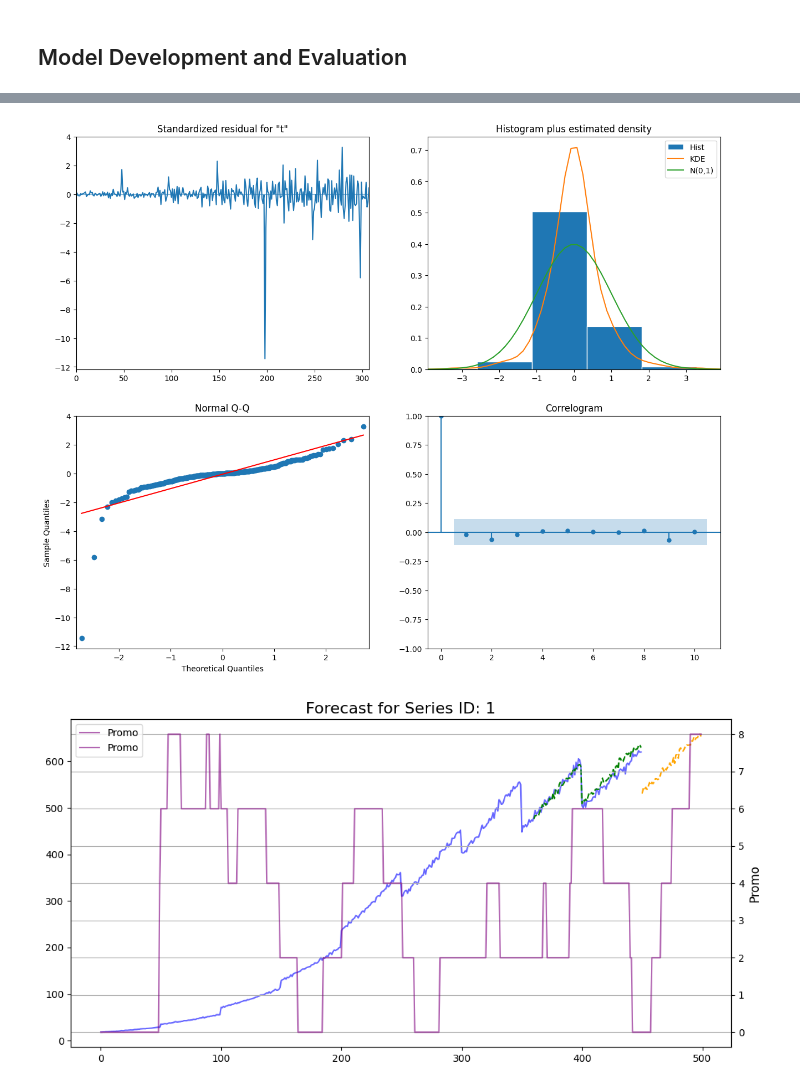
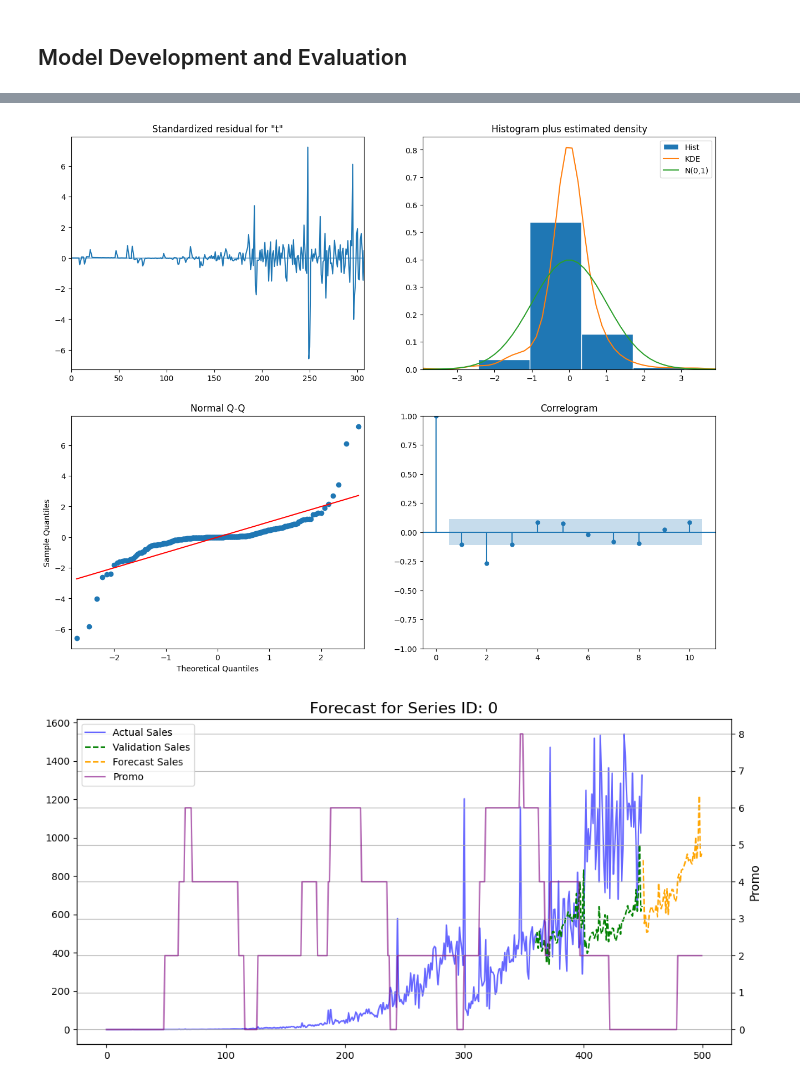
Before and after one commit to hamzausmanghani/Sales-Forecasting, a Jupyter notebook: main.ipynb, the cells around one changed output, grey strips where cells are left out. Cells and saved outputs as stored; diff of their text form; code cells hidden in the pictures.

```diff
--- a/main.ipynb
+++ b/main.ipynb
@@ -232,13 +235,13 @@ for series_id in df['series_id'].unique():
 ## Model Development and Evaluation
 # %%
 hyperparams = {
-    0: {'order': (2, 1, 2), 'seasonal_order': (1, 1, 1, 50)},
+    0: {'order': (1, 2, 1), 'seasonal_order': (1, 1, 1, 50)},
     1: {'order': (1, 2, 1), 'seasonal_order': (1, 1, 1, 50)},
 }
 # %%
 final_df = df.copy()
 
-for series_id in df['series_id'].unique():
+for series_id in df['series_id'].sort_values(ascending=False).unique():
     data = df[df['series_id'] == series_id].set_index('ds')
     data['promo'] = data['promo'].rolling(50).sum().fillna(0)
     # data['target'] = np.log1p(data['target'])  # Apply log(1 + target)
@@ -299,13 +302,19 @@ for series_id in df['series_id'].unique():
 
     # Plot actual vs forecasted values
     plt.figure(figsize=(12, 6))
-    plt.plot(data.index, data['target'], label='Actual Sales', color='blue', alpha=0.6)
-    plt.plot(valid.index, forecasted_values[:len(valid)], label='Validation Sales', color='green', linestyle='--')
-    plt.plot(test_index, forecast_df['Forecast'], label='Forecast Sales', color='orange', linestyle='--')
+
+    # Plot actual sales
+    line_actual, = plt.plot(data.index, data['target'], label='Actual Sales', color='blue', alpha=0.6)
+
+    # Plot validation sales
+    line_valid, = plt.plot(valid.index, forecasted_values[:len(valid)], label='Validation Sales', color='green', linestyle='--')
+
+    # Plot forecast sales
+    line_forecast, = plt.plot(test_index, forecast_df['Forecast'], label='Forecast Sales', color='orange', linestyle='--')
 
     # Create twin axis for promo
     ax2 = plt.gca().twinx()  # Create a twin Axes sharing the x-axis
-    ax2.plot(data.index, data['promo'], label='Promo', color='purple', linestyle='-', alpha=0.6)
+    line_promo, = ax2.plot(data.index, data['promo'], label='Promo', color='purple', linestyle='-', alpha=0.6)
 
     # Set titles and labels
     plt.title(f'Forecast for Series ID: {series_id}', fontsize=16)
@@ -313,12 +322,12 @@ for series_id in df['series_id'].unique():
     plt.ylabel('Sales', fontsize=12)
     ax2.set_ylabel('Promo', fontsize=12)
 
-    # Create legends for both axes
-    lines, labels = plt.gca().get_legend_handles_labels()  # Main axis legend
-    lines2, labels2 = ax2.get_legend_handles_labels()  # Twin axis legend
+    # Combine legends from both axes
+    lines = [line_actual, line_valid, line_forecast, line_promo]  # All lines
+    labels = [line.get_label() for line in lines]  # Get labels from the lines
 
-    # Combine legends
-    plt.legend(lines + lines2, labels + labels2, loc='upper left')
+    # Display the legend with all unique labels
+    plt.legend(lines, labels, loc='upper left')
 
     plt.grid(True)
     plt.show()
@@ -362,2 +371,2 @@ Root Mean Squared Error (RMSE): 12.95
-[figure, old version]
+[figure, new version]
-[figure, old version]
+[figure, new version]
```
Also changed, not shown: parts of 3 cells of this notebook.
